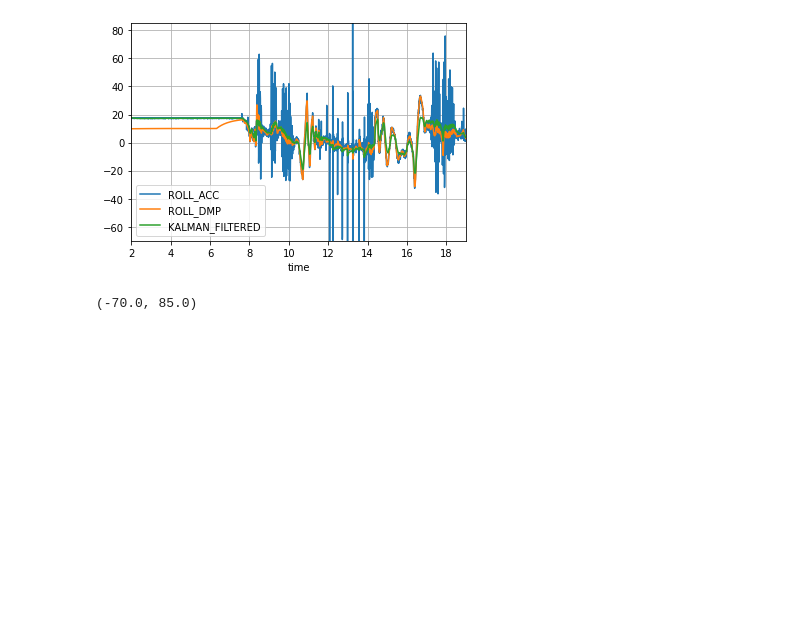
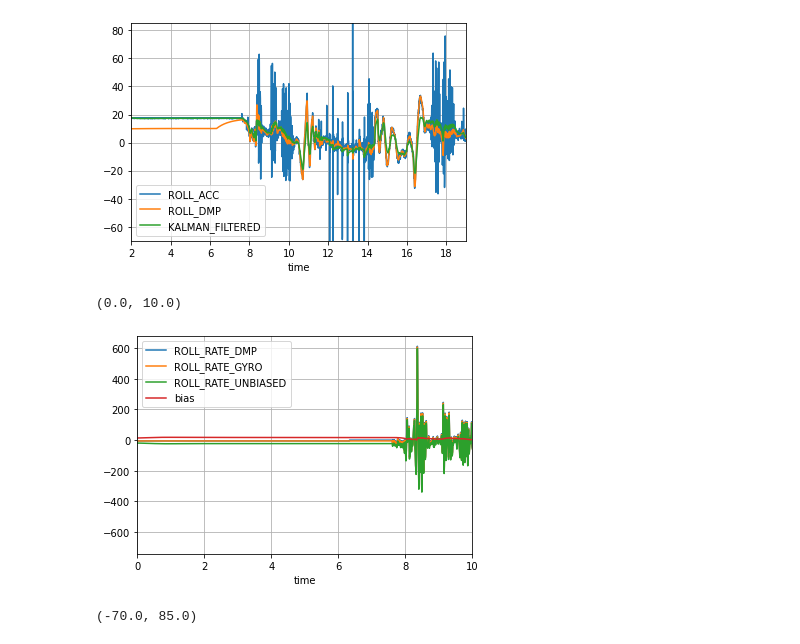
Before and after one commit to nicoRomeroCuruchet/BBB_DMP_MPU, a Jupyter notebook: MPU6050_DMP.ipynb, the cells around one changed output. Drawn from its saved outputs; the diff is of its cells as text; code cells hidden in the pictures; blank space fills up the shorter version.

```diff
--- a/MPU6050_DMP.ipynb
+++ b/MPU6050_DMP.ipynb
@@ -16,8 +16,7 @@ class KalmanFilter:
     B = [[dt],
          [0]]
 
-    H = [[1],
-         [0]]
+    H = [[1,0]]
 
     w_{k} is process noise which is Gaussian distributed with a zero mean and
     with covariance Q to the time k. v_{k}, the noise of the measurement have
@@ -73,7 +72,7 @@ class KalmanFilter:
         self.P[1][0] -= self.K[1] * P00_temp;
         self.P[1][1] -= self.K[1] * P01_temp;
 
-        return float(self.angle)
+        return {'angle':float(self.angle), 'bias':float(self.bias)}
 # %%
 import matplotlib.pyplot as plt
 from scipy.optimize import curve_fit
@@ -92,8 +91,18 @@ data['time'] = list(np.arange(0,data.shape[0] * dt ,dt))   # the sample rate 5ms
 
 # Apply kalman filter to the data
 roll = KalmanFilter()  # apply naive kalman filter over roll
-vect_roll = np.vectorize(roll.get_angle)   # vectorize the method to apply in the frame's column
+f_angle = lambda acc, gyro, dt: roll.get_angle(acc, gyro, dt)['angle']
+vect_roll = np.vectorize(f_angle)   # vectorize the method to apply in the frame's column
 data['KALMAN_FILTERED'] = vect_roll(data['ROLL_ACC'], data['ROLL_RATE_GYRO'], dt)
+
+# flush P y K matrix
+roll.P = np.zeros((2,2))
+roll.K = np.zeros((2,1))
+
+f_bias =  lambda acc, gyro, dt: roll.get_angle(acc, gyro, dt)['bias']
+vect_bias = np.vectorize(f_bias)   # vectorize the method to apply in the frame's column
+data['bias'] = vect_roll(data['ROLL_ACC'], data['ROLL_RATE_GYRO'], dt)
+data['ROLL_RATE_UNBIASED'] = data['ROLL_RATE_GYRO'] - data['bias']
 # %%
 data.plot('time', y=['ROLL_ACC','ROLL_DMP','KALMAN_FILTERED'], grid='True')
 plt.xlim(2, 19)
@@ -101,6 +110,13 @@ plt.ylim(-70, 85)
 # %% [output]
 (-70.0, 85.0)
 [figure]
+# %%
+data.plot('time', y=['ROLL_RATE_DMP', 'ROLL_RATE_GYRO', 'ROLL_RATE_UNBIASED', 'bias'], grid='True')
+plt.xlim(0, 10)
+#plt.ylim(-1, 1)
+# %% [output]
+(0.0, 10.0)
+[figure, added]
 # %%
 n = data.shape[0]
 f = data['ROLL_ACC']
```
